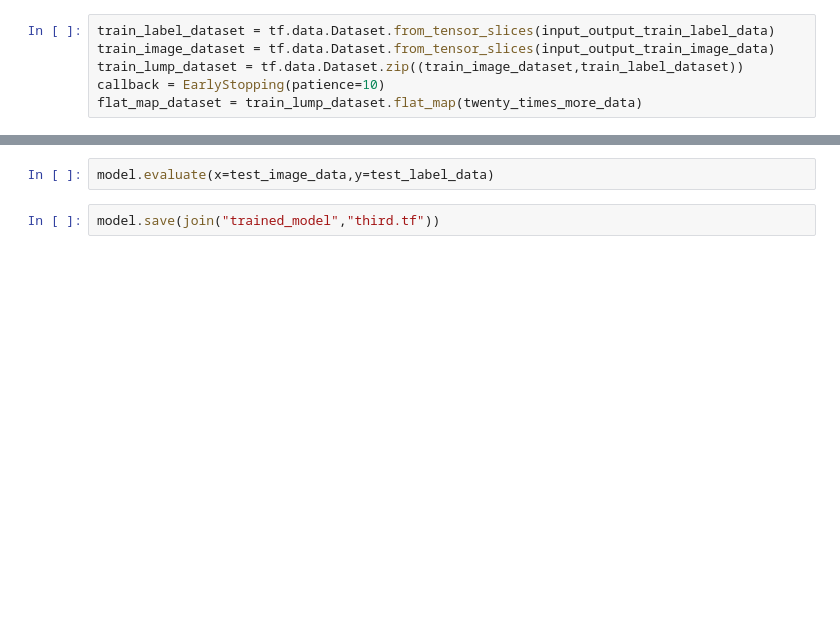
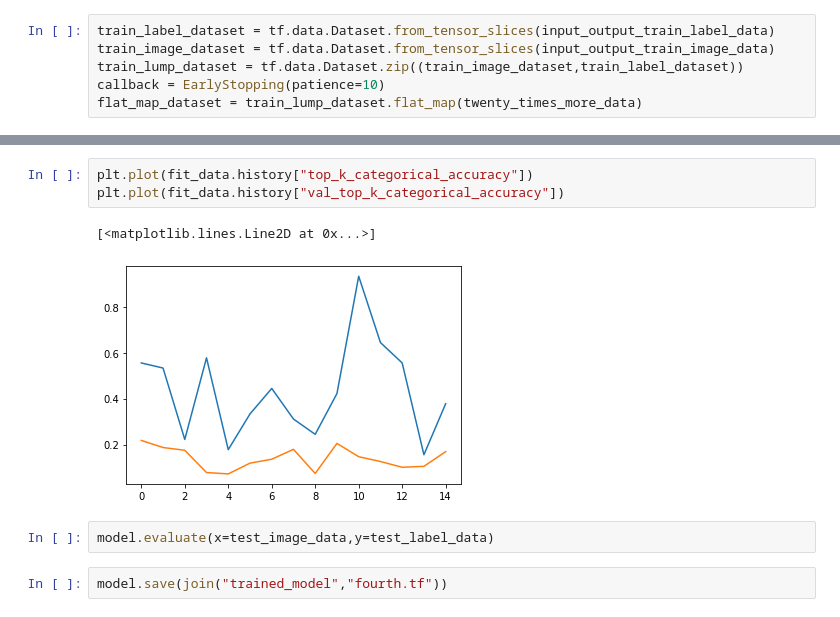
Before and after one commit to CombNITNC/procon2022_comp, a Jupyter notebook: ml/compile_data_entry.ipynb, the cells around one changed output, grey strips where cells are left out. Cells and saved outputs as stored; diff of their text form; blank space fills up the shorter version.

```diff
--- a/ml/compile_data_entry.ipynb
+++ b/ml/compile_data_entry.ipynb
@@ -46,4 +82,10 @@ for data in train_image_dataset.take(1):
+# %%
+plt.plot(fit_data.history["top_k_categorical_accuracy"])
+plt.plot(fit_data.history["val_top_k_categorical_accuracy"])
+# %% [output]
+[<matplotlib.lines.Line2D at 0x...>]
+[figure, added]
 # %%
 model.evaluate(x=test_image_data,y=test_label_data)
 # %%
-model.save(join("trained_model","third.tf"))
+model.save(join("trained_model","fourth.tf"))
```
Also changed, not shown: parts of 5 cells of this notebook.
